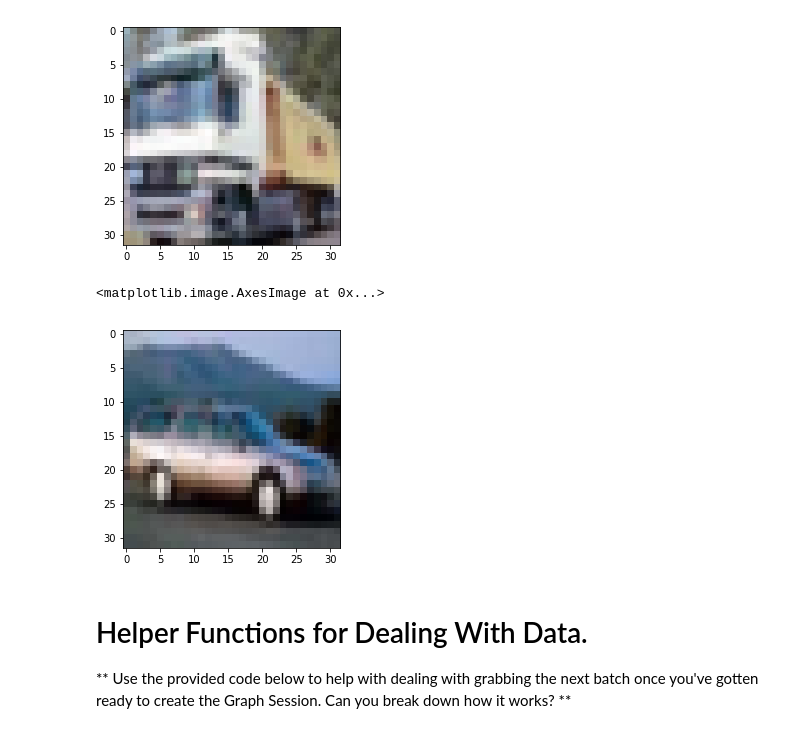
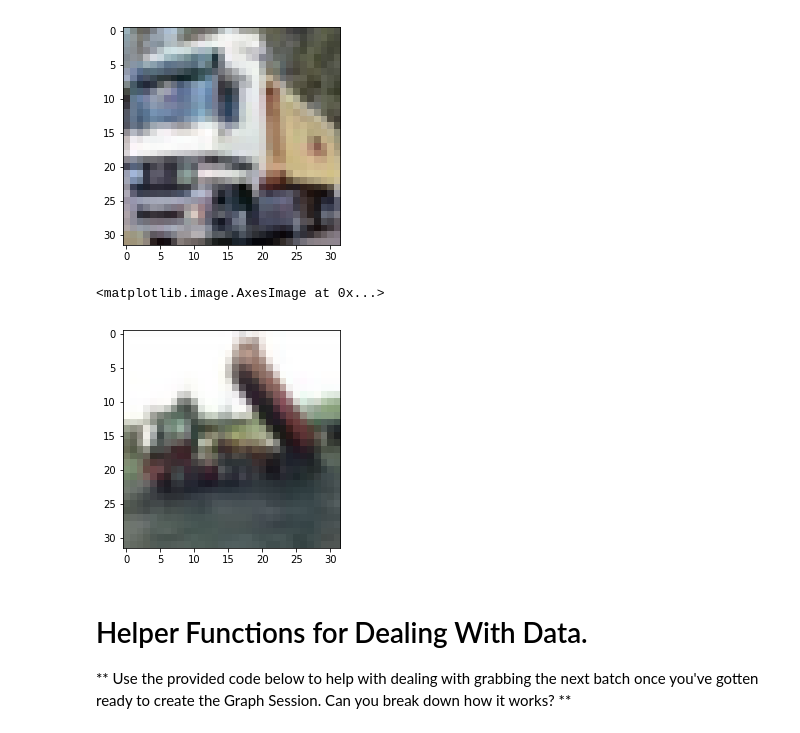
Before and after one commit to achliopa/udemy_PythonTensorFlow, a Jupyter notebook: CourseRepo/03-Convolutional-Neural-Networks/02-CNN-Project-Exercise.ipynb, the cells around one changed output. Saved outputs shown, nothing was run; the diff lists cells and outputs as text; code cells hidden in the pictures.

```diff
--- a/CourseRepo/03-Convolutional-Neural-Networks/02-CNN-Project-Exercise.ipynb
+++ b/CourseRepo/03-Convolutional-Neural-Networks/02-CNN-Project-Exercise.ipynb
@@ -105,10 +105,10 @@ plt.imshow(X[1])
 <matplotlib.image.AxesImage at 0x...>
 [figure]
 # %%
-plt.imshow(X[4])
+plt.imshow(X[2])
 # %% [output]
 <matplotlib.image.AxesImage at 0x...>
-[figure, old version]
+[figure, new version]
 # %% [markdown]
 # Helper Functions for Dealing With Data.
 
```
Also changed, not shown: parts of 13 cells of this notebook, 1 other file.
